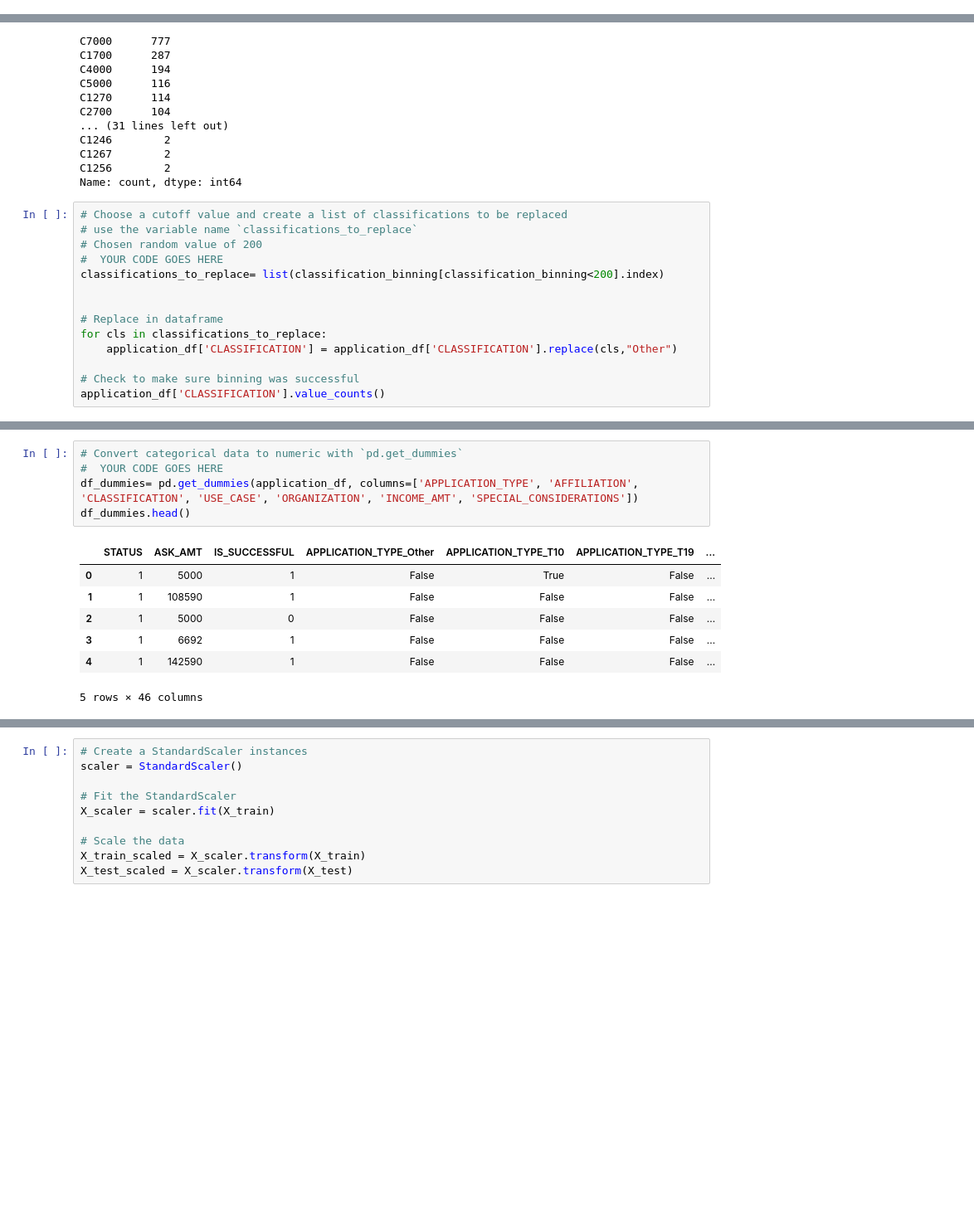
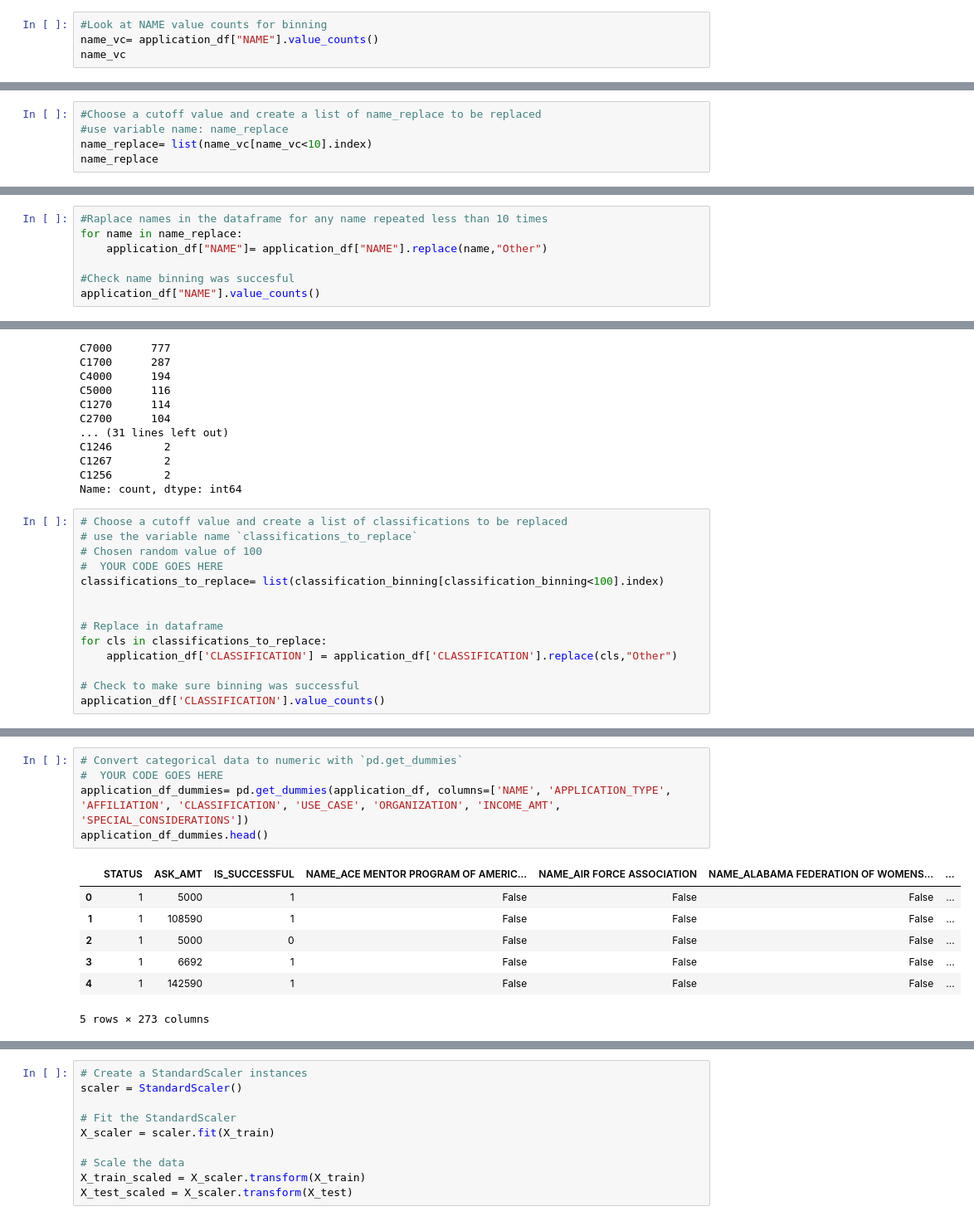
Before and after one commit to montanoemm/deep-learning-challenge, a Jupyter notebook: AlphabetSoupCharity_Optimization.ipynb, the cells around one changed output, grey strips where cells are left out. Shown: that part at 83% size. Cells and saved outputs as stored; diff of their text form; blank space fills up the shorter version.

```diff
--- a/AlphabetSoupCharity_Optimization.ipynb
+++ b/AlphabetSoupCharity_Optimization.ipynb
@@ -44 +48,5 @@ IS_SUCCESSFUL                2
 dtype: int64
+# %%
+#Look at NAME value counts for binning
+name_vc= application_df["NAME"].value_counts()
+name_vc
@@ -44,0 +67,5 @@ dtype: int64
+# %%
+#Choose a cutoff value and create a list of name_replace to be replaced
+#use variable name: name_replace
+name_replace= list(name_vc[name_vc<10].index)
+name_replace
@@ -44,0 +90,7 @@ dtype: int64
+# %%
+#Raplace names in the dataframe for any name repeated less than 10 times
+for name in name_replace:
+    application_df["NAME"]= application_df["NAME"].replace(name,"Other")
+
+#Check name binning was succesful
+application_df["NAME"].value_counts()
@@ -136,9 +202,9 @@ Name: count, dtype: int64
 # %%
 # Choose a cutoff value and create a list of classifications to be replaced
 # use the variable name `classifications_to_replace`
-# Chosen random value of 200
+# Chosen random value of 100
 #  YOUR CODE GOES HERE
-classifications_to_replace= list(classification_binning[classification_binning<200].index)
+classifications_to_replace= list(classification_binning[classification_binning<100].index)
 
 
 # Replace in dataframe
@@ -175,16 +246,16 @@ dtype: object
 # %%
 # Convert categorical data to numeric with `pd.get_dummies`
 #  YOUR CODE GOES HERE
-df_dummies= pd.get_dummies(application_df, columns=['APPLICATION_TYPE', 'AFFILIATION', 'CLASSIFICATION', 'USE_CASE', 'ORGANIZATION', 'INCOME_AMT', 'SPECIAL_CONSIDERATIONS'])
-df_dummies.head()
+application_df_dummies= pd.get_dummies(application_df, columns=['NAME', 'APPLICATION_TYPE', 'AFFILIATION', 'CLASSIFICATION', 'USE_CASE', 'ORGANIZATION', 'INCOME_AMT', 'SPECIAL_CONSIDERATIONS'])
+application_df_dummies.head()
 # %% [output]
-|  | STATUS | ASK_AMT | IS_SUCCESSFUL | APPLICATION_TYPE_Other | APPLICATION_TYPE_T10 | APPLICATION_TYPE_T19 | ... |
-| 0 | 1 | 5000 | 1 | False | True | False | ... |
+|  | STATUS | ASK_AMT | IS_SUCCESSFUL | NAME_ACE MENTOR PROGRAM OF AMERIC... | NAME_AIR FORCE ASSOCIATION | NAME_ALABAMA FEDERATION OF WOMENS... | ... |
+| 0 | 1 | 5000 | 1 | False | False | False | ... |
 | 1 | 1 | 108590 | 1 | False | False | False | ... |
 | 2 | 1 | 5000 | 0 | False | False | False | ... |
 | 3 | 1 | 6692 | 1 | False | False | False | ... |
 | 4 | 1 | 142590 | 1 | False | False | False | ... |
-5 rows × 46 columns
+5 rows × 273 columns
 # %%
 # Split our preprocessed data into our features and target arrays
 #  YOUR CODE GOES HERE
```
Also changed, not shown: parts of 20 cells of this notebook, 1 other file.
